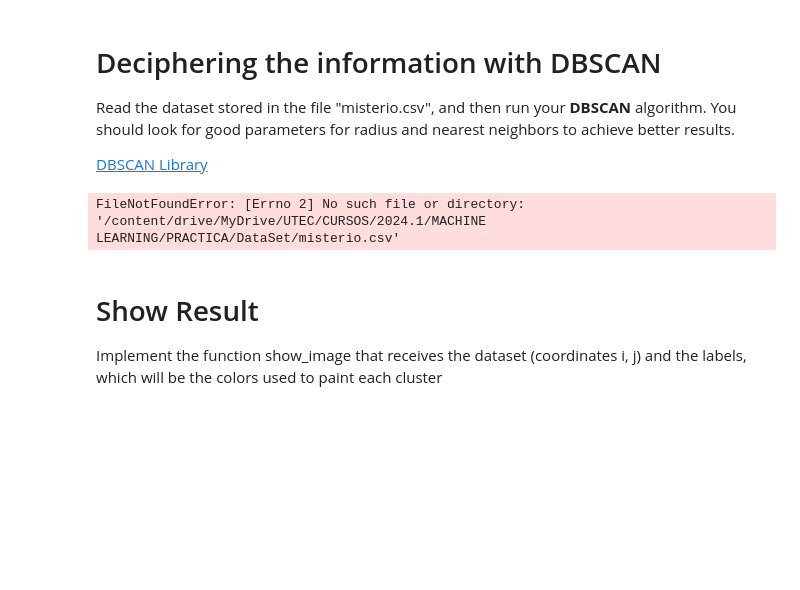
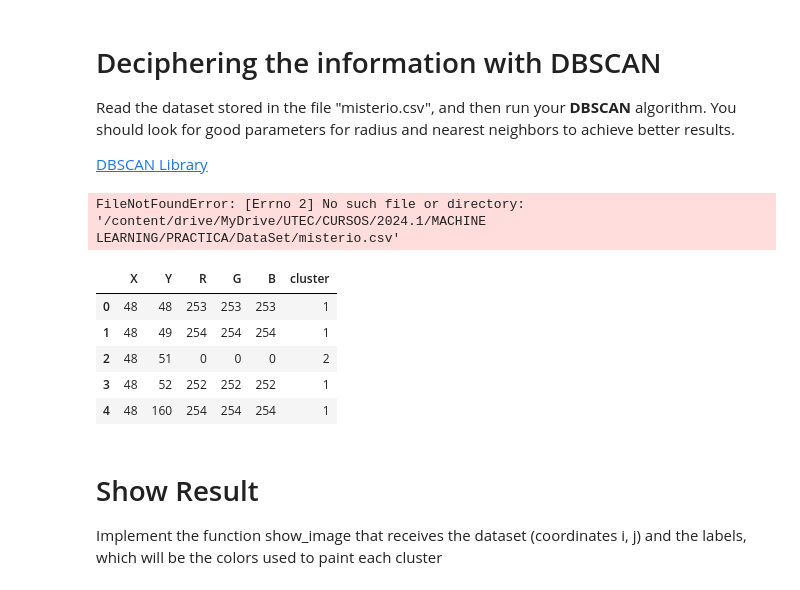
Before and after one commit to BrajanNieto/Mlearning, a Jupyter notebook: DBSCAN_Misterio.ipynb, the cells around one changed output. Saved outputs shown, nothing was run; the diff lists cells and outputs as text; code cells hidden in the pictures; blank space fills up the shorter version.

```diff
--- a/DBSCAN_Misterio.ipynb
+++ b/DBSCAN_Misterio.ipynb
@@ -65,6 +163,21 @@ dataset = pd.read_csv(path + 'misterio.csv', header=None)
 labels = DBSCAN(dataset,2,5)
 # %% [output]
 FileNotFoundError: [Errno 2] No such file or directory: '/content/drive/MyDrive/UTEC/CURSOS/2024.1/MACHINE LEARNING/PRACTICA/DataSet/misterio.csv'
+# %%
+# DATAFRAME df ya cargado con columnas ['X','Y','R','G','B']
+dataset = df.values.tolist()       # lo convertimos a lista de listas
+labels  = DBSCAN(dataset, radio=31, vecinos_min=10)
+
+# Adjunta las etiquetas al DataFrame si lo deseas
+df["cluster"] = labels
+df.head()
+# %% [output]
+|  | X | Y | R | G | B | cluster |
+| 0 | 48 | 48 | 253 | 253 | 253 | 1 |
+| 1 | 48 | 49 | 254 | 254 | 254 | 1 |
+| 2 | 48 | 51 | 0 | 0 | 0 | 2 |
+| 3 | 48 | 52 | 252 | 252 | 252 | 1 |
+| 4 | 48 | 160 | 254 | 254 | 254 | 1 |
 # %% [markdown]
 # Show Result
 Implement the function show_image that receives the dataset (coordinates i, j) and the labels, which will be the colors used to paint each cluster
```
Also changed, not shown: parts of 8 cells of this notebook.
